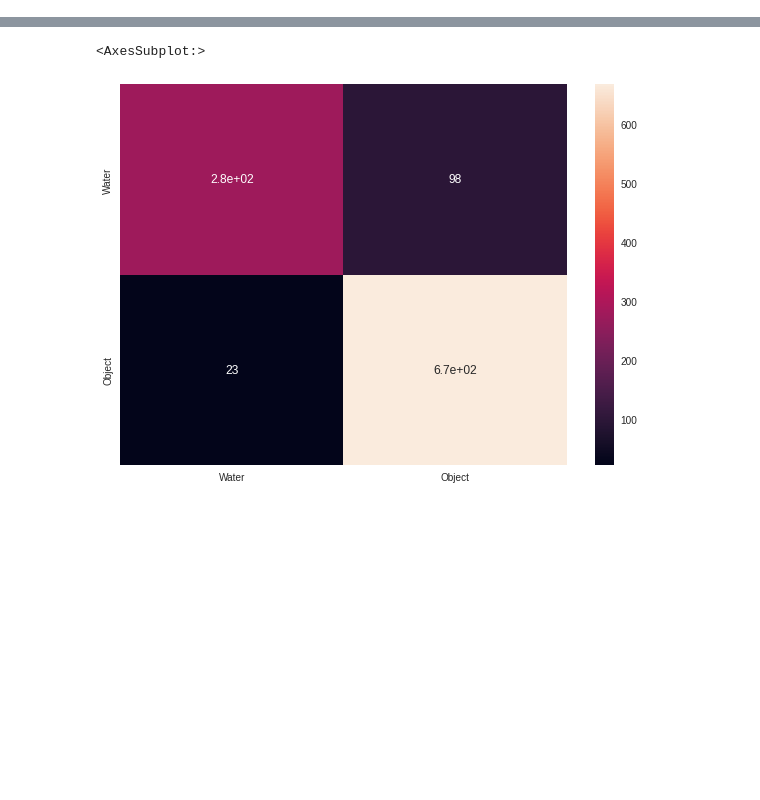
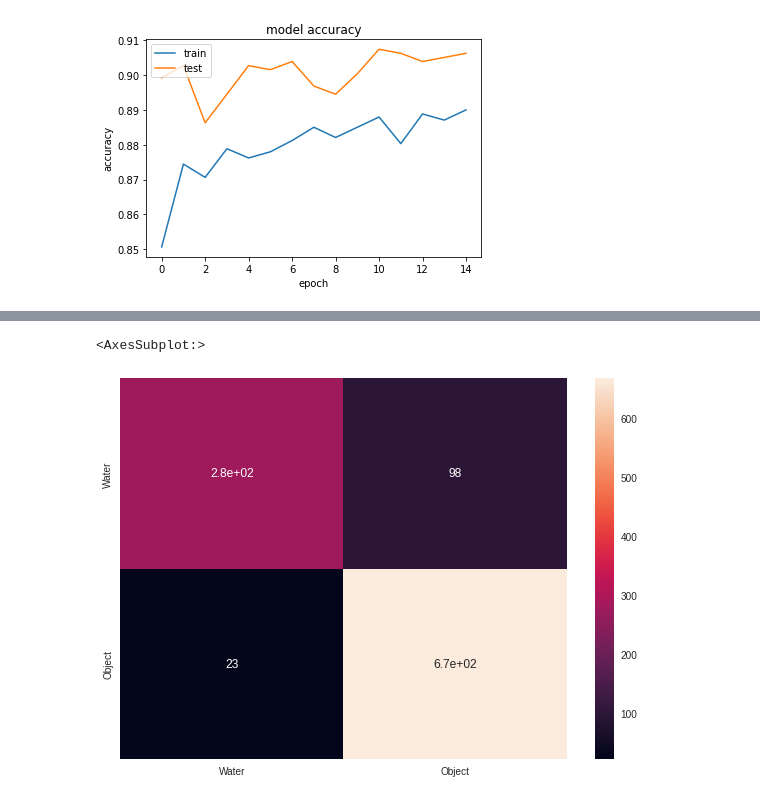
Before and after one commit to aelbrecht/cs-windmill, a Jupyter notebook: detect_v4_example.ipynb, the cells around one changed output, grey strips where cells are left out. Saved outputs shown, nothing was run; the diff lists cells and outputs as text; code cells hidden in the pictures; blank space fills up the shorter version.

Commit message:
add acc loss visual

```diff
--- a/detect_v4_example.ipynb
+++ b/detect_v4_example.ipynb
@@ -63,26 +63,24 @@ X_train, X_test, Y_train, Y_test = train_test_split(X, Y, test_size=0.2)
 
 X_train = np.stack(X_train)
 X_test = np.stack(X_test)
-Y_train = keras.utils.to_categorical(Y_train, 3)
-Y_test = keras.utils.to_categorical(Y_test, 3)
+Y_train = keras.utils.to_categorical(Y_train, 2)
+Y_test = keras.utils.to_categorical(Y_test, 2)
 # %%
 from keras import Sequential
 from keras.layers import Conv2D, MaxPooling2D, Flatten, Dropout, Dense
 
 model = Sequential()
 
-# model gebruikt 3 klassen
-# TODO: test 2 klassen
-model.add(Conv2D(32, kernel_size=(3, 3), activation='relu'))
+model.add(Conv2D(32, kernel_size=(5, 5), activation='relu'))
 model.add(MaxPooling2D(pool_size=(2, 2)))
 model.add(Conv2D(64, kernel_size=(3, 3), activation='relu'))
 model.add(MaxPooling2D(pool_size=(2, 2)))
 model.add(Flatten())
 model.add(Dropout(0.5))
-model.add(Dense(3, activation='sigmoid'))
+model.add(Dense(2, activation='sigmoid'))
 
 model.compile(optimizer='adam', loss='categorical_crossentropy', metrics=['accuracy'])
 # %%
-model.fit(X_train, Y_train, epochs=15)
+history = model.fit(X_train, Y_train, validation_split=0.2, epochs=15)
 # %% [output]
 Epoch 1/15
@@ -105,0 +103,11 @@ Epoch 15/15
+# %%
+import matplotlib.pyplot as plt
+plt.plot(history.history['accuracy'])
+plt.plot(history.history['val_accuracy'])
+plt.title('model accuracy')
+plt.ylabel('accuracy')
+plt.xlabel('epoch')
+plt.legend(['train', 'test'], loc='upper left')
+plt.show()
+# %% [output]
+[figure, added]
```
Also changed, not shown: parts of 3 cells of this notebook, 1 other file.
